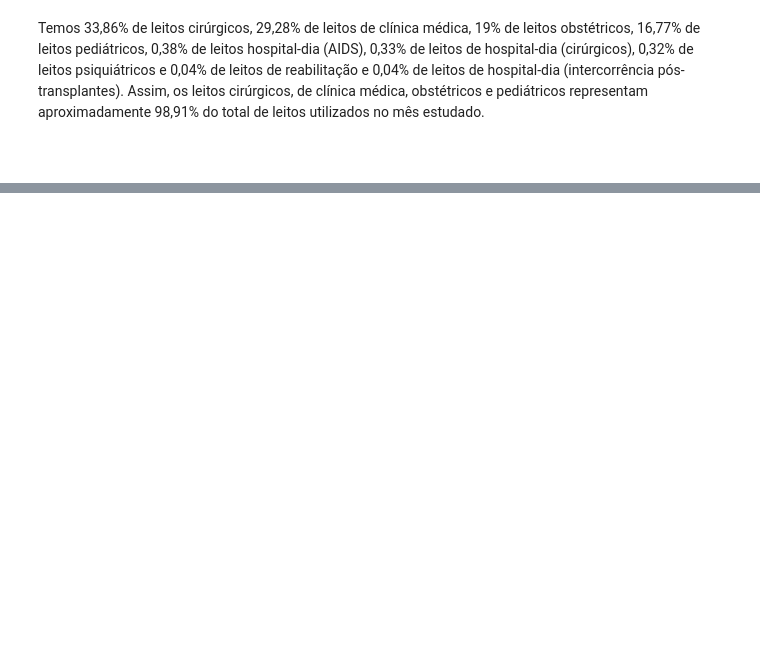
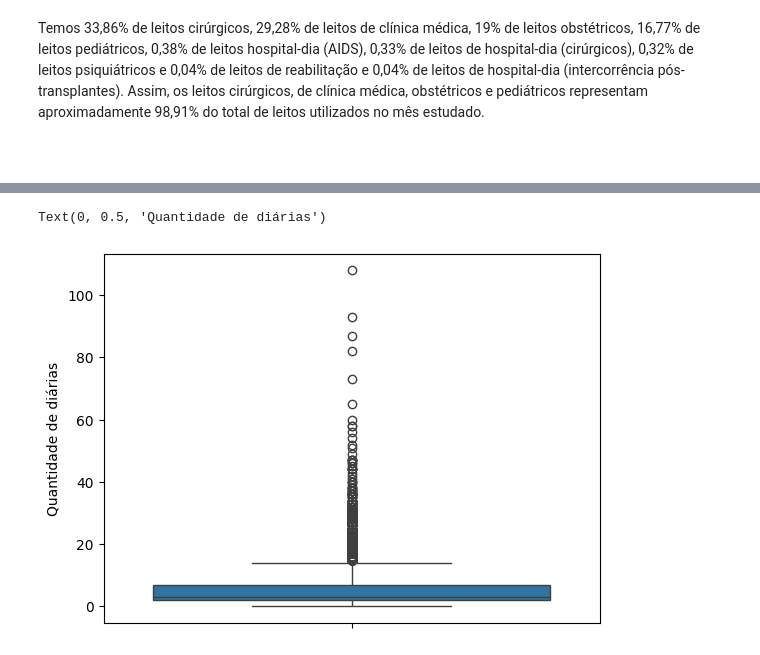
Before and after one commit to lucasmeirellesmachado/CDIA-Estatistica_II, a Jupyter notebook: Atividade_Avaliativa_Semana_de_Imersao.ipynb, the cells around one changed output, grey strips where cells are left out. Saved outputs shown, nothing was run; the diff lists cells and outputs as text; code cells hidden in the pictures; blank space fills up the shorter version.

```diff
--- a/Atividade_Avaliativa_Semana_de_Imersao.ipynb
+++ b/Atividade_Avaliativa_Semana_de_Imersao.ipynb
@@ -209,0 +291,8 @@ Temos 33,86% de leitos cirúrgicos, 29,28% de leitos de clínica médica, 19% de
+# %%
+# Visualização gráfica da distribuição dos dados referente às diárias
+
+ax1 = sns.boxplot(y='QT_DIARIAS', data=SIH_final)
+ax1.set_ylabel('Quantidade de diárias')
+# %% [output]
+Text(0, 0.5, 'Quantidade de diárias')
+[figure, added]
```
Also changed, not shown: parts of 20 cells of this notebook.
